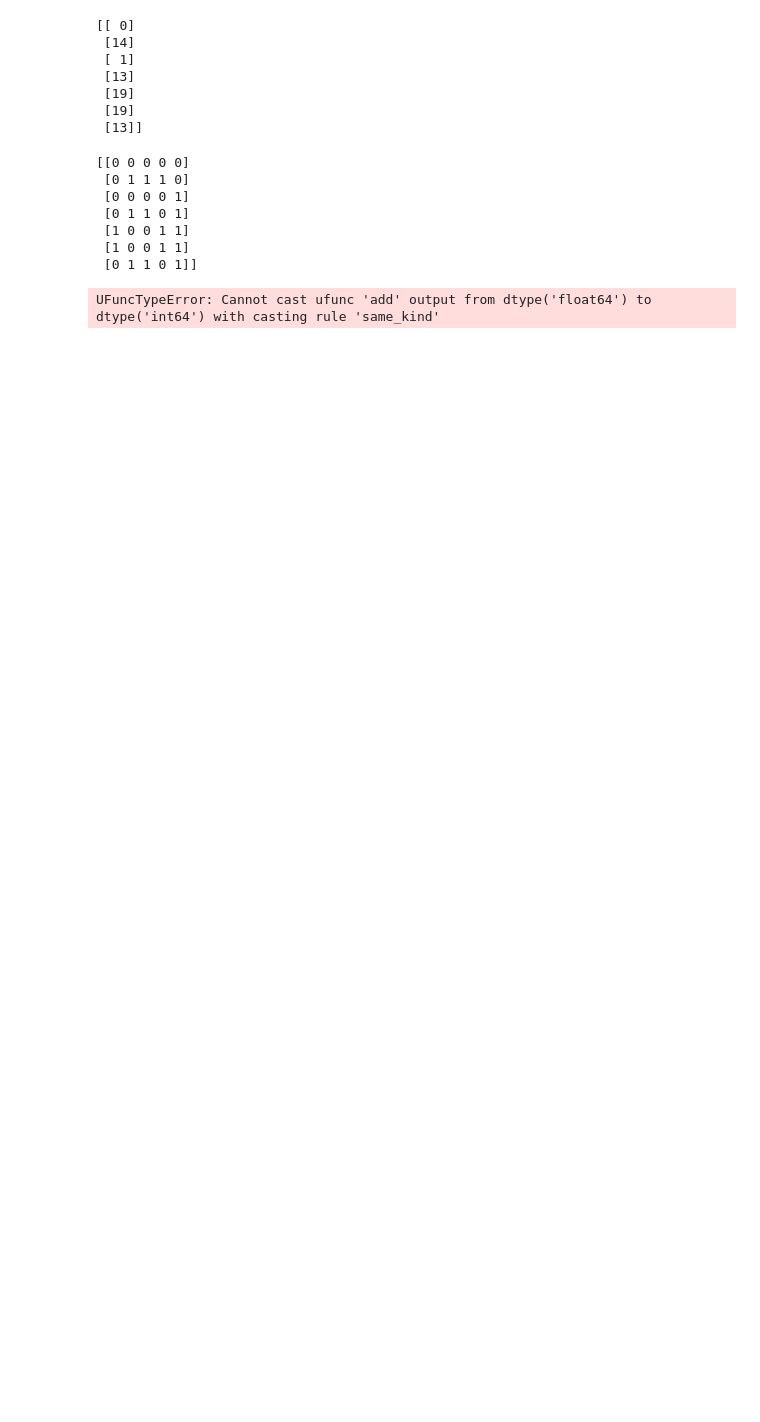
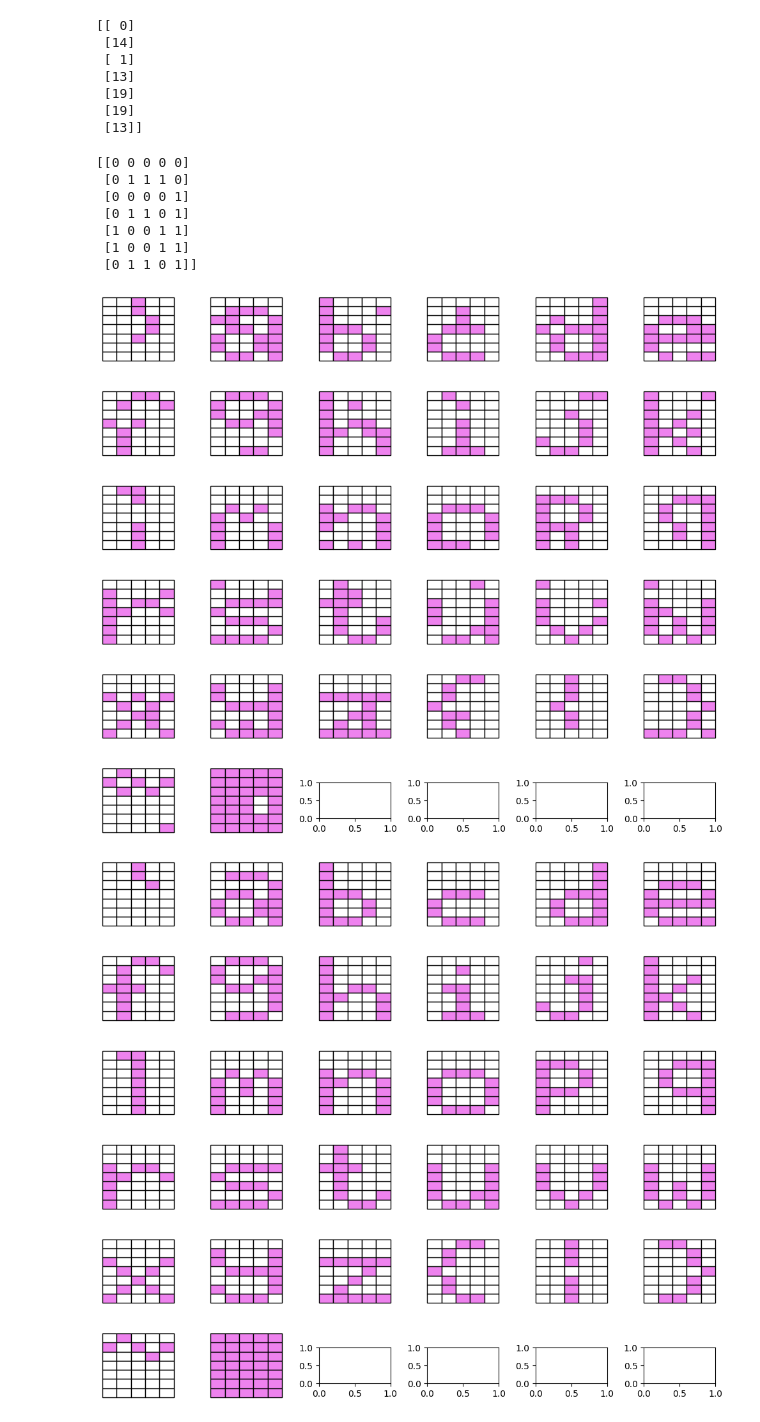
Before and after one commit to lucasfleischer07/TPs-SIA, a Jupyter notebook: TP5/letter.ipynb, the cells around one changed output. Saved outputs shown, nothing was run; the diff lists cells and outputs as text; code cells hidden in the pictures; blank space fills up the shorter version.

Commit message:
Noise function adapted

```diff
--- a/TP5/letter.ipynb
+++ b/TP5/letter.ipynb
@@ -40,13 +41,15 @@ print(hexa_to_bin_array(font[1]))
 # %%
 data = []
 letters_patterns = []
 
 for letter in font:
     aux = hexa_to_bin_array(letter)
     data.append(np.concatenate(aux))
     letters_patterns.append(aux)
 
-plot_letters_patterns_with_noise(add_noise(data, 10))
+# plot_letters_patterns_with_noise(add_noise(data, 10))
+plot_letters_patterns_with_noise(mutate_pattern(data, 2))
 plot_letters_patterns(letters_patterns)
 # %% [output]
-UFuncTypeError: Cannot cast ufunc 'add' output from dtype('float64') to dtype('int64') with casting rule 'same_kind'
+[figure, added]
+[figure, added]
```
Also changed, not shown: parts of 1 cell of this notebook, 4 other files.
